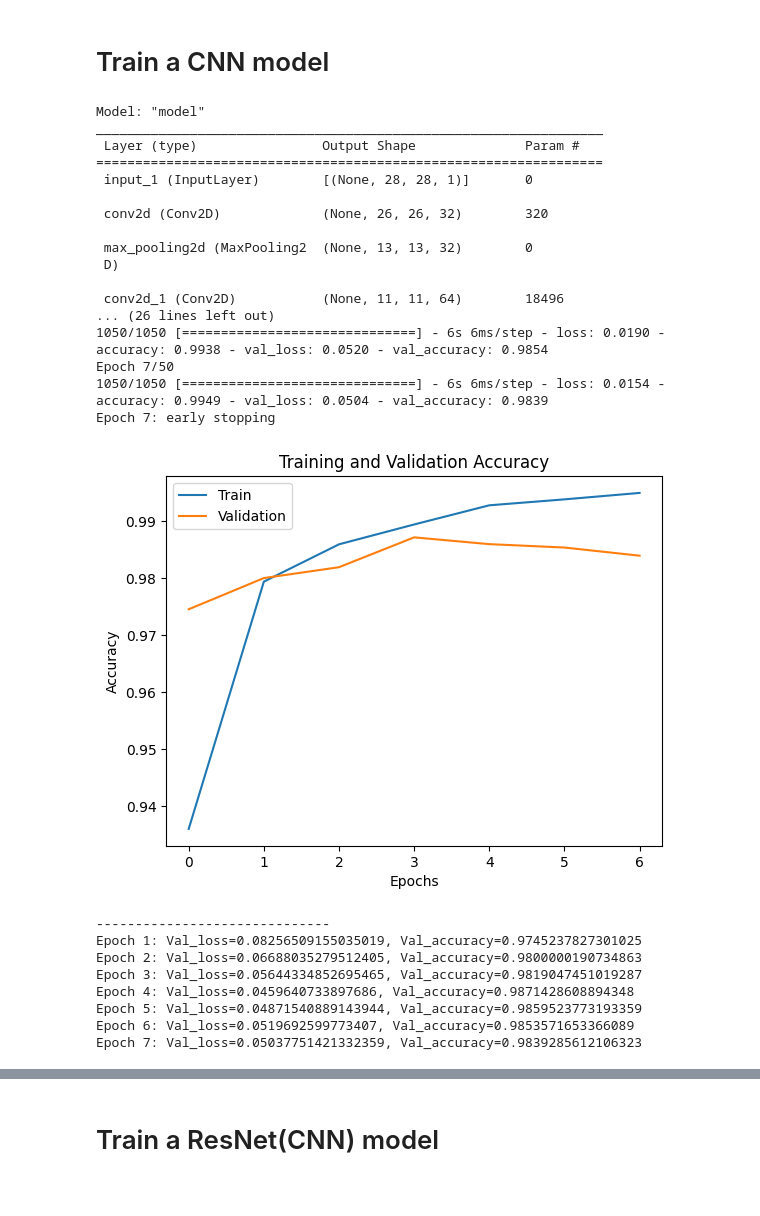
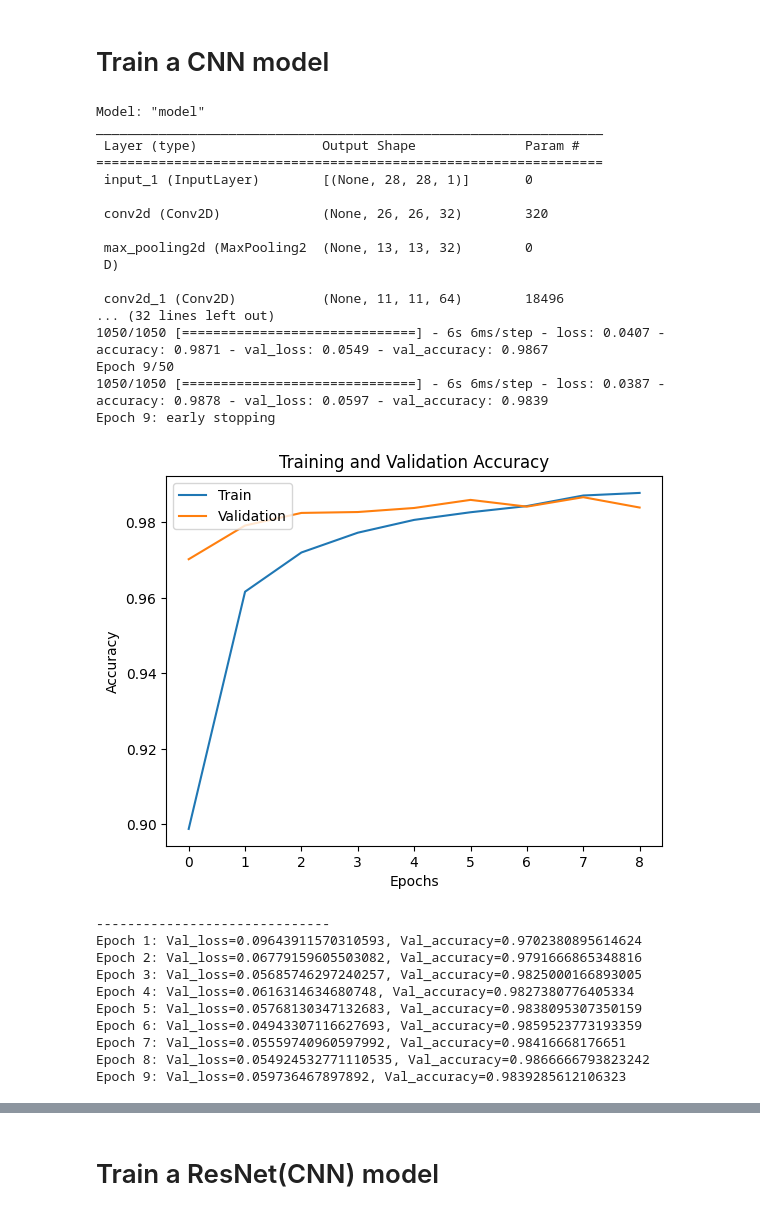
Before and after one commit to jung1230/4Fun, a Jupyter notebook: Digit Recognizer(kaggle challenge)/Digit Recognizer.ipynb, the cells around one changed output, grey strips where cells are left out. Drawn from its saved outputs; the diff is of its cells as text; code cells hidden in the pictures.

```diff
--- a/Digit Recognizer(kaggle challenge)/Digit Recognizer.ipynb
+++ b/Digit Recognizer(kaggle challenge)/Digit Recognizer.ipynb
@@ -135,6 +135,7 @@ import tensorflow as tf
 from tensorflow.keras.models import Model
 from tensorflow.keras.layers import Dense, Dropout, Flatten, Conv2D, MaxPooling2D, Input
 from tensorflow.keras.callbacks import EarlyStopping
+from tensorflow.keras.regularizers import l2
 
 tf.keras.backend.clear_session()
 
@@ -158,6 +159,7 @@ x = MaxPooling2D((2, 2))(x)
 # Flatten and dense layers
 x = Flatten()(x)
 x = Dense(64, activation='relu')(x)
+x = Dropout(0.37)(x)
 outputs = Dense(10, activation='softmax')(x)  # 10 classes for MNIST
 
 # Create model
@@ -176,44 +178,46 @@ early_stopping = EarlyStopping(monitor='val_loss', patience=3, verbose=1, restor
 history = model.fit(x_train, y_train, batch_size=32, epochs=50, validation_data=(x_val, y_val), callbacks=[early_stopping])
 # ------------------------------------------- model code end -------------------------------------------
 
 def show_train_history(train_history):
     plt.plot(train_history.history['accuracy'])
     plt.plot(train_history.history['val_accuracy'])
     plt.title('Training and Validation Accuracy')
     plt.xlabel('Epochs')
     plt.ylabel('Accuracy')
     plt.legend(['Train', 'Validation'], loc='upper left')
     plt.show()
 
 show_train_history(history)
 print("\n------------------------------")
 # Print validation loss and accuracy for each epoch
 for epoch in range(len(history.history['val_loss'])):
     print(f"Epoch {epoch + 1}: Val_loss={history.history['val_loss'][epoch]}, Val_accuracy={history.history['val_accuracy'][epoch]}")
 # %% [output]
 Model: "model"
 _________________________________________________________________
  Layer (type)                Output Shape              Param #
 =================================================================
  input_1 (InputLayer)        [(None, 28, 28, 1)]       0
 
  conv2d (Conv2D)             (None, 26, 26, 32)        320
 
  max_pooling2d (MaxPooling2  (None, 13, 13, 32)        0
  D)
 
  conv2d_1 (Conv2D)           (None, 11, 11, 64)        18496
-... (26 lines left out)
-1050/1050 [==============================] - 6s 6ms/step - loss: 0.0190 - accuracy: 0.9938 - val_loss: 0.0520 - val_accuracy: 0.9854
-Epoch 7/50
-1050/1050 [==============================] - 6s 6ms/step - loss: 0.0154 - accuracy: 0.9949 - val_loss: 0.0504 - val_accuracy: 0.9839
-Epoch 7: early stopping
+... (32 lines left out)
+1050/1050 [==============================] - 6s 6ms/step - loss: 0.0407 - accuracy: 0.9871 - val_loss: 0.0549 - val_accuracy: 0.9867
+Epoch 9/50
+1050/1050 [==============================] - 6s 6ms/step - loss: 0.0387 - accuracy: 0.9878 - val_loss: 0.0597 - val_accuracy: 0.9839
+Epoch 9: early stopping
-[figure, old version]
+[figure, new version]
 ------------------------------
-Epoch 1: Val_loss=0.08256509155035019, Val_accuracy=0.9745237827301025
-Epoch 2: Val_loss=0.06688035279512405, Val_accuracy=0.9800000190734863
-Epoch 3: Val_loss=0.05644334852695465, Val_accuracy=0.9819047451019287
-Epoch 4: Val_loss=0.0459640733897686, Val_accuracy=0.9871428608894348
-Epoch 5: Val_loss=0.04871540889143944, Val_accuracy=0.9859523773193359
-Epoch 6: Val_loss=0.0519692599773407, Val_accuracy=0.9853571653366089
-Epoch 7: Val_loss=0.05037751421332359, Val_accuracy=0.9839285612106323
+Epoch 1: Val_loss=0.09643911570310593, Val_accuracy=0.9702380895614624
+Epoch 2: Val_loss=0.06779159605503082, Val_accuracy=0.9791666865348816
+Epoch 3: Val_loss=0.05685746297240257, Val_accuracy=0.9825000166893005
+Epoch 4: Val_loss=0.0616314634680748, Val_accuracy=0.9827380776405334
+Epoch 5: Val_loss=0.05768130347132683, Val_accuracy=0.9838095307350159
+Epoch 6: Val_loss=0.04943307116627693, Val_accuracy=0.9859523773193359
+Epoch 7: Val_loss=0.05559740960597992, Val_accuracy=0.98416668176651
+Epoch 8: Val_loss=0.054924532771110535, Val_accuracy=0.9866666793823242
+Epoch 9: Val_loss=0.059736467897892, Val_accuracy=0.9839285612106323
```
Also changed, not shown: parts of 2 cells of this notebook, 2 other files.
